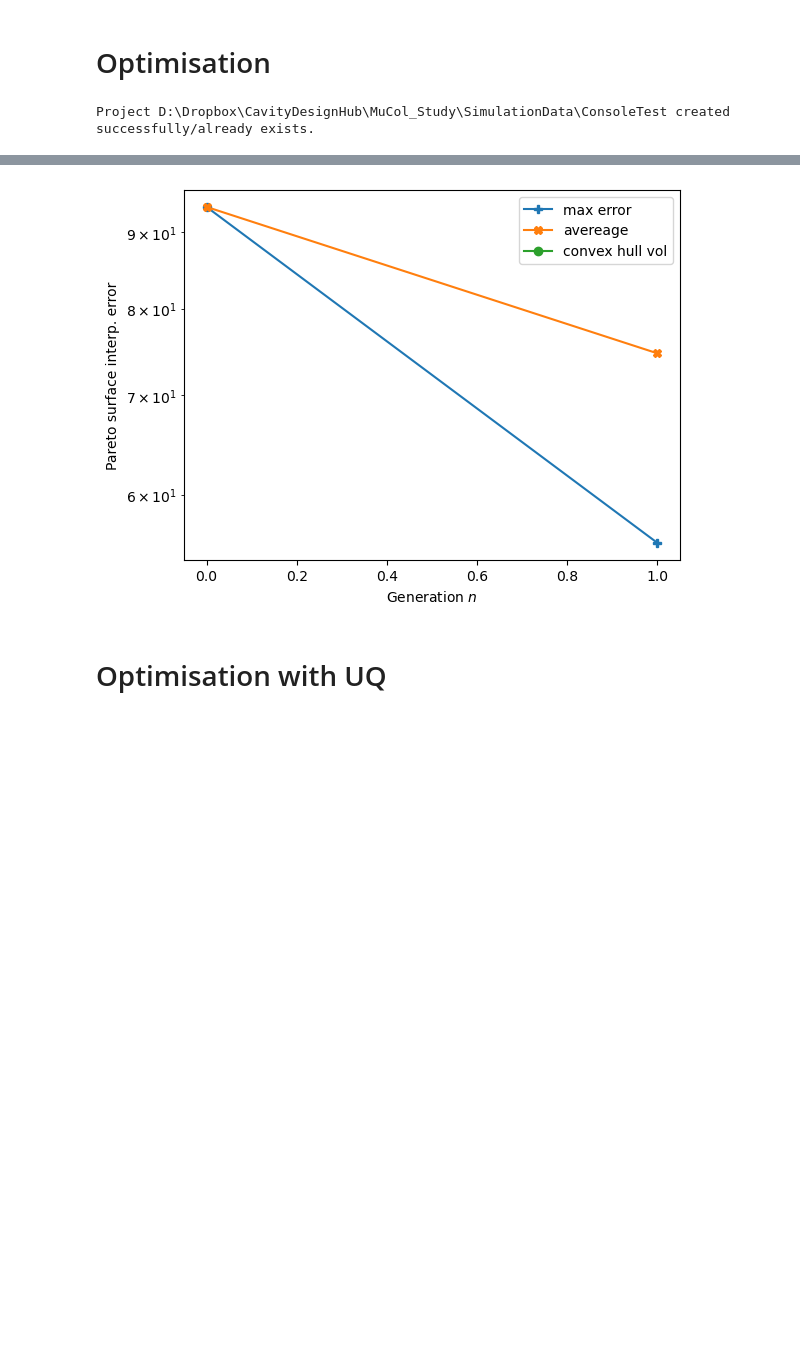
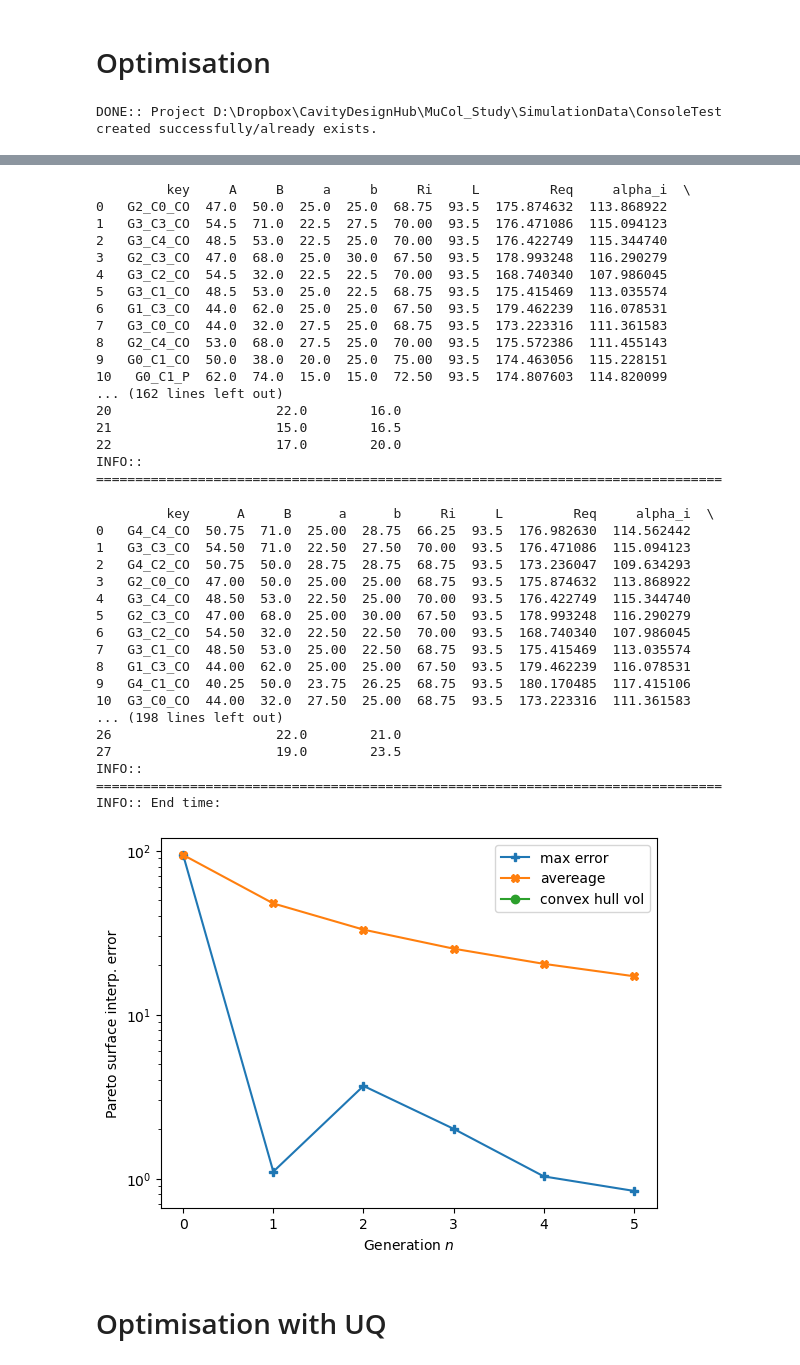
Before and after one commit to Dark-Elektron/cavsim2d, a Jupyter notebook: notebooks/optimisation.ipynb, the cells around one changed output, grey strips where cells are left out. Drawn from its saved outputs; the diff is of its cells as text; code cells hidden in the pictures; blank space fills up the shorter version.

```diff
--- a/notebooks/optimisation.ipynb
+++ b/notebooks/optimisation.ipynb
@@ -50,7 +50,7 @@ optimisation_config = {
     'mutation_factor': 5,
     'chaos_factor': 5,
     'processes': 3,
-    'no_of_generation': 2,
+    'no_of_generation': 6,
     'bounds': {'A': [20.0, 80.0],
                'B': [20.0, 80.0],
                'a': [10.0, 60.0],
@@ -62,11 +62,11 @@ optimisation_config = {
         # ['equal', 'freq [MHz]', 801.58],
                       ['min', 'Epk/Eacc []'],
                       ['min', 'Bpk/Eacc [mT/MV/m]'],
-                      ['min', 'ZL', [1, 2, 5]],
-                      ['min', 'ZT', [1, 2, 5]],
+                      # ['min', 'ZL', [1, 2, 5]],
+                      # ['min', 'ZT', [1, 2, 5]],
                   ],
-    'weights': [1, 1, 1, 1, 1, 1]
+    'weights': [1, 1]#, 1, 1, 1, 1]
 }
 cavs.run_optimisation(optimisation_config)
 # %% [output]
-Project D:\Dropbox\CavityDesignHub\MuCol_Study\SimulationData\ConsoleTest created successfully/already exists.
+DONE:: Project D:\Dropbox\CavityDesignHub\MuCol_Study\SimulationData\ConsoleTest created successfully/already exists.
@@ -107,4 +141,38 @@ End time:
+         key     A     B     a     b     Ri     L         Req     alpha_i  \
+0   G2_C0_CO  47.0  50.0  25.0  25.0  68.75  93.5  175.874632  113.868922
+1   G3_C3_CO  54.5  71.0  22.5  27.5  70.00  93.5  176.471086  115.094123
+2   G3_C4_CO  48.5  53.0  22.5  25.0  70.00  93.5  176.422749  115.344740
+3   G2_C3_CO  47.0  68.0  25.0  30.0  67.50  93.5  178.993248  116.290279
+4   G3_C2_CO  54.5  32.0  22.5  22.5  70.00  93.5  168.740340  107.986045
+5   G3_C1_CO  48.5  53.0  25.0  22.5  68.75  93.5  175.415469  113.035574
+6   G1_C3_CO  44.0  62.0  25.0  25.0  67.50  93.5  179.462239  116.078531
+7   G3_C0_CO  44.0  32.0  27.5  25.0  68.75  93.5  173.223316  111.361583
+8   G2_C4_CO  53.0  68.0  27.5  25.0  70.00  93.5  175.572386  111.455143
+9   G0_C1_CO  50.0  38.0  20.0  25.0  75.00  93.5  174.463056  115.228151
+10   G0_C1_P  62.0  74.0  15.0  15.0  72.50  93.5  174.807603  114.820099
+... (162 lines left out)
+20                     22.0        16.0
+21                     15.0        16.5
+22                     17.0        20.0
+INFO:: ================================================================================
+         key      A     B      a      b     Ri     L         Req     alpha_i  \
+0   G4_C4_CO  50.75  71.0  25.00  28.75  66.25  93.5  176.982630  114.562442
+1   G3_C3_CO  54.50  71.0  22.50  27.50  70.00  93.5  176.471086  115.094123
+2   G4_C2_CO  50.75  50.0  28.75  28.75  68.75  93.5  173.236047  109.634293
+3   G2_C0_CO  47.00  50.0  25.00  25.00  68.75  93.5  175.874632  113.868922
+4   G3_C4_CO  48.50  53.0  22.50  25.00  70.00  93.5  176.422749  115.344740
+5   G2_C3_CO  47.00  68.0  25.00  30.00  67.50  93.5  178.993248  116.290279
+6   G3_C2_CO  54.50  32.0  22.50  22.50  70.00  93.5  168.740340  107.986045
+7   G3_C1_CO  48.50  53.0  25.00  22.50  68.75  93.5  175.415469  113.035574
+8   G1_C3_CO  44.00  62.0  25.00  25.00  67.50  93.5  179.462239  116.078531
+9   G4_C1_CO  40.25  50.0  23.75  26.25  68.75  93.5  180.170485  117.415106
+10  G3_C0_CO  44.00  32.0  27.50  25.00  68.75  93.5  173.223316  111.361583
+... (198 lines left out)
+26                     22.0        21.0
+27                     19.0        23.5
+INFO:: ================================================================================
+INFO:: End time:
-[figure, old version]
+[figure, new version]
 # %% [markdown]
 # Optimisation with UQ
 # %%
```
Also changed, not shown: parts of 1 cell of this notebook, 4 other files.
